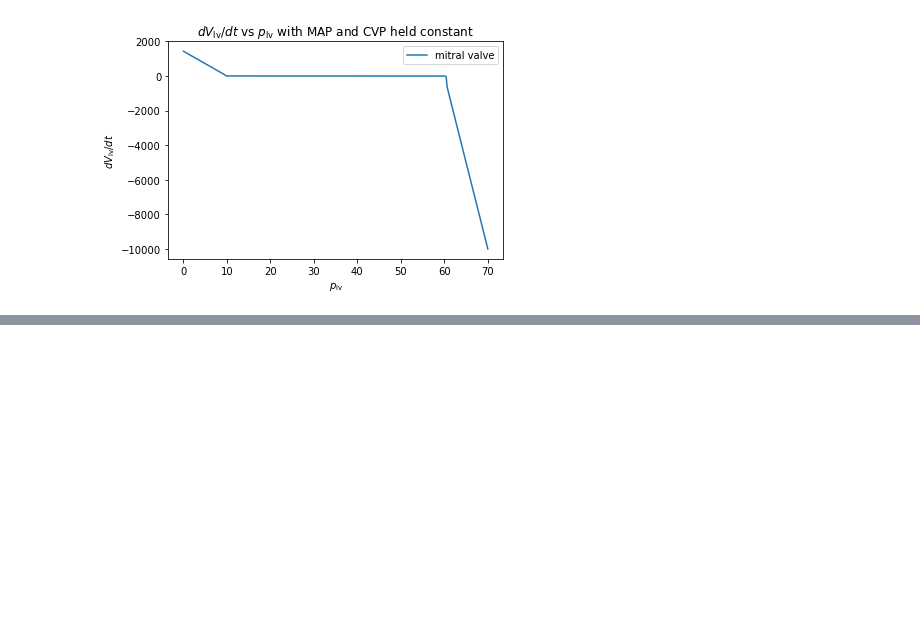
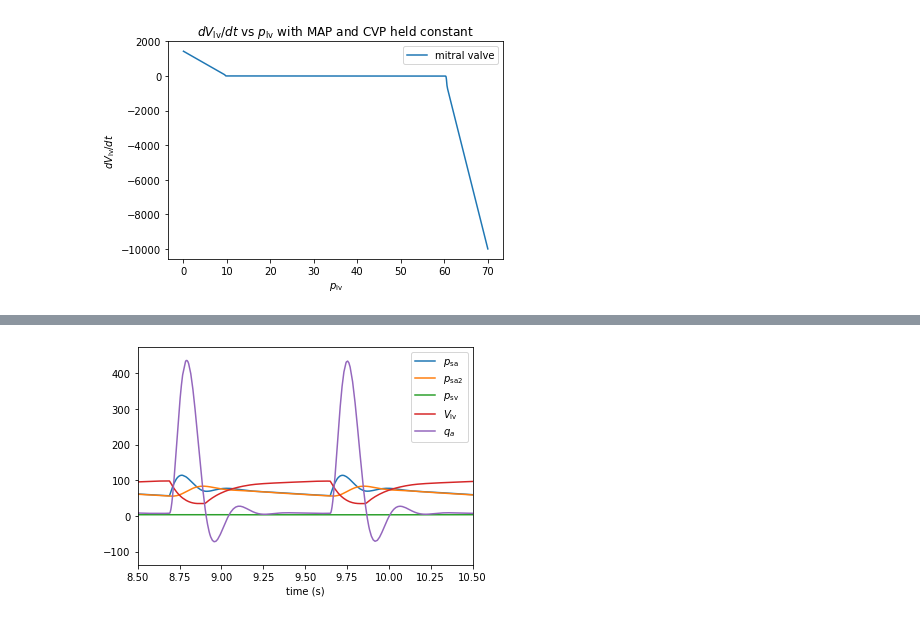
Before and after one commit to kms15/reading_notes, a Jupyter notebook: Papers/Sahoo_lumped_2021.ipynb, the cells around one changed output, grey strips where cells are left out. Saved outputs shown, nothing was run; the diff lists cells and outputs as text; code cells hidden in the pictures; blank space fills up the shorter version.

```diff
--- a/Papers/Sahoo_lumped_2021.ipynb
+++ b/Papers/Sahoo_lumped_2021.ipynb
@@ -185,6 +185,14 @@ sv_p_sa2 = 1
 sv_p_sv = 2
 sv_V_lv = 3
 sv_q_a = 4
+# %%
+sv_labels = [
+    '$p_\mathrm{sa}$',
+    '$p_\mathrm{sa2}$',
+    '$p_\mathrm{sv}$',
+    '$V_\mathrm{lv}$',
+    '$q_a$',
+]
 # %%
 initial_values = np.zeros(shape=(5,))
 
@@ -248,0 +258,7 @@ Text(0.5, 0, 'time (s)')
+# %%
+plt.plot(result['t'], result['y'].transpose(), label=sv_labels)
+plt.xlim(8.5, 10.5)
+plt.legend()
+plt.xlabel('time (s)');
+# %% [output]
+[figure, added]
```
Also changed, not shown: parts of 4 cells of this notebook.
